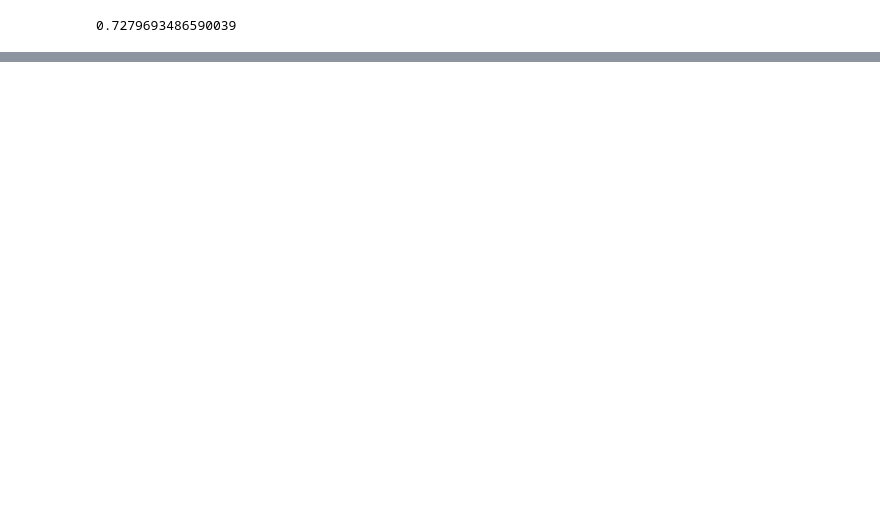
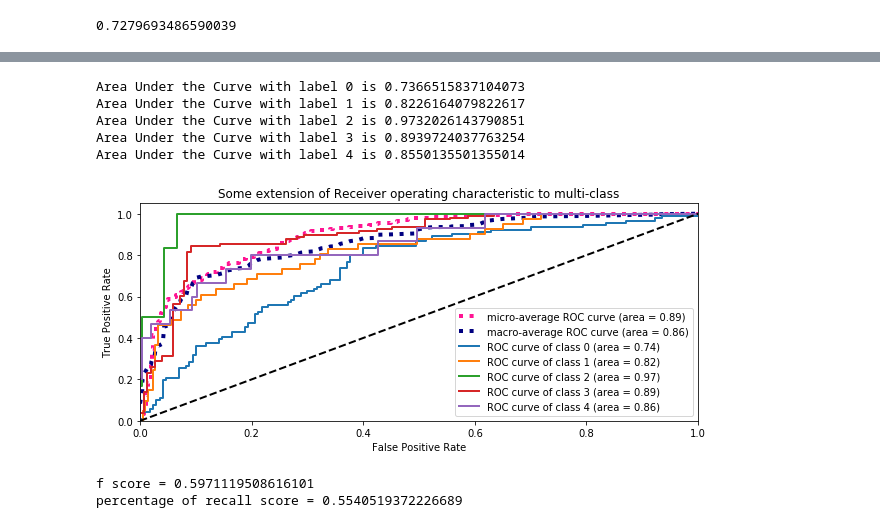
Before and after one commit to RohithYogi/Student-Performance-Prediction, a Jupyter notebook: model_evaluation.ipynb, the cells around one changed output, grey strips where cells are left out. Drawn from its saved outputs; the diff is of its cells as text; code cells hidden in the pictures; blank space fills up the shorter version.

```diff
--- a/model_evaluation.ipynb
+++ b/model_evaluation.ipynb
@@ -225,0 +293,6 @@ ax.xaxis.set_ticklabels(labels); ax.yaxis.set_ticklabels(labels);
+# %%
+X_train, X_test, y_train, y_test = train_test_split(train,y,random_state=0)
+
+classifier = OneVsRestClassifier(svm.SVC(kernel='linear', probability=True))
+y_score = classifier.fit(x_train, y_train).decision_function(x_val)
+y_score.shape
@@ -225,0 +301,12 @@ ax.xaxis.set_ticklabels(labels); ax.yaxis.set_ticklabels(labels);
+# %%
+# Compute ROC curve and ROC area for each class
+fpr = dict()
+tpr = dict()
+roc_auc = dict()
+for i in range(n_classes):
+    fpr[i], tpr[i], _ = roc_curve(y_test[:,i], y_score[:,i])
+    roc_auc[i] = auc(fpr[i], tpr[i])
+
+# Compute micro-average ROC curve and ROC area
+fpr["micro"], tpr["micro"], _ = roc_curve(y_test.ravel(), y_score.ravel())
+roc_auc["micro"] = auc(fpr["micro"], tpr["micro"])
@@ -225,0 +364,58 @@ ax.xaxis.set_ticklabels(labels); ax.yaxis.set_ticklabels(labels);
+# %%
+# Compute macro-average ROC curve and ROC area
+
+# First aggregate all false positive rates
+all_fpr = np.unique(np.concatenate([fpr[i] for i in range(n_classes)]))
+
+# Then interpolate all ROC curves at this points
+mean_tpr = np.zeros_like(all_fpr)
+for i in range(n_classes):
+    mean_tpr += interp(all_fpr, fpr[i], tpr[i])
+
+# Finally average it and compute AUC
+mean_tpr /= n_classes
+
+fpr["macro"] = all_fpr
+tpr["macro"] = mean_tpr
+roc_auc["macro"] = auc(fpr["macro"], tpr["macro"])
+
+# Plot all ROC curves
+plt.figure()
+plt.plot(fpr["micro"], tpr["micro"],
+         label='micro-average ROC curve (area = {0:0.2f})'
+               ''.format(roc_auc["micro"]),
+         color='deeppink', linestyle=':', linewidth=4)
+
+plt.plot(fpr["macro"], tpr["macro"],
+         label='macro-average ROC curve (area = {0:0.2f})'
+               ''.format(roc_auc["macro"]),
+         color='navy', linestyle=':', linewidth=4)
+
+for i in range(n_classes):
+    plt.plot(fpr[i], tpr[i], lw=2,
+             label='ROC curve of class {0} (area = {1:0.2f})'
+             ''.format(i, roc_auc[i]))
+    print('Area Under the Curve with label '+str(i)+' is '+str(roc_auc[i]))
+
+plt.plot([0, 1], [0, 1], 'k--', lw=2)
+plt.xlim([0.0, 1.0])
+plt.ylim([0.0, 1.05])
+plt.xlabel('False Positive Rate')
+plt.ylabel('True Positive Rate')
+plt.title('Some extension of Receiver operating characteristic to multi-class')
+plt.legend(loc="lower right")
+plt.rcParams["figure.figsize"] = (10,6)
+# %% [output]
+Area Under the Curve with label 0 is 0.7366515837104073
+Area Under the Curve with label 1 is 0.8226164079822617
+Area Under the Curve with label 2 is 0.9732026143790851
+Area Under the Curve with label 3 is 0.8939724037763254
+Area Under the Curve with label 4 is 0.8550135501355014
+[figure, added]
+# %%
+from sklearn.metrics import f1_score, recall_score, classification_report
+print('f score = ' + str(f1_score(y_val, y_pred, average="macro")))
+print('percentage of recall score = '+str(recall_score(y_val, y_pred, average="macro")))
+# %% [output]
+f score = 0.5971119508616101
+percentage of recall score = 0.5540519372226689
```
Also changed, not shown: parts of 12 cells of this notebook, 1 other file.
